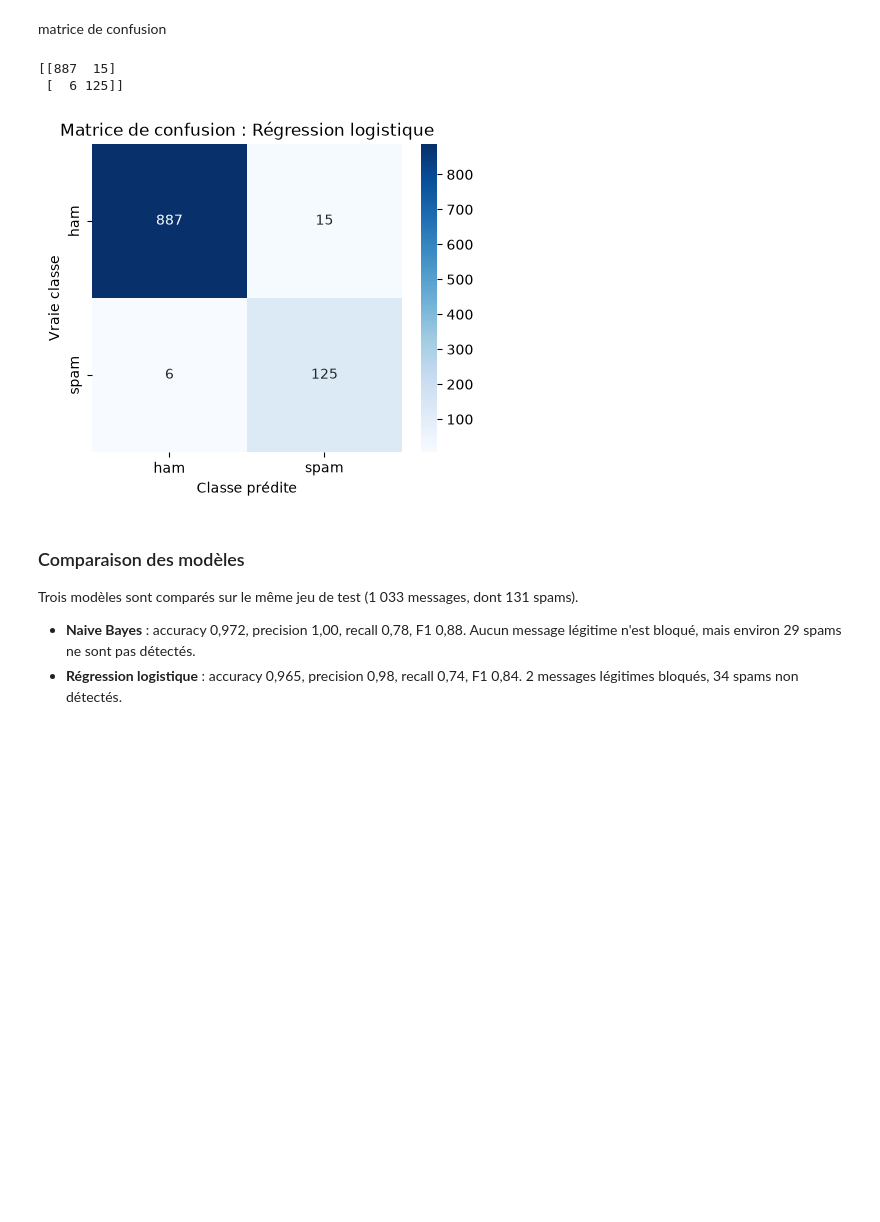
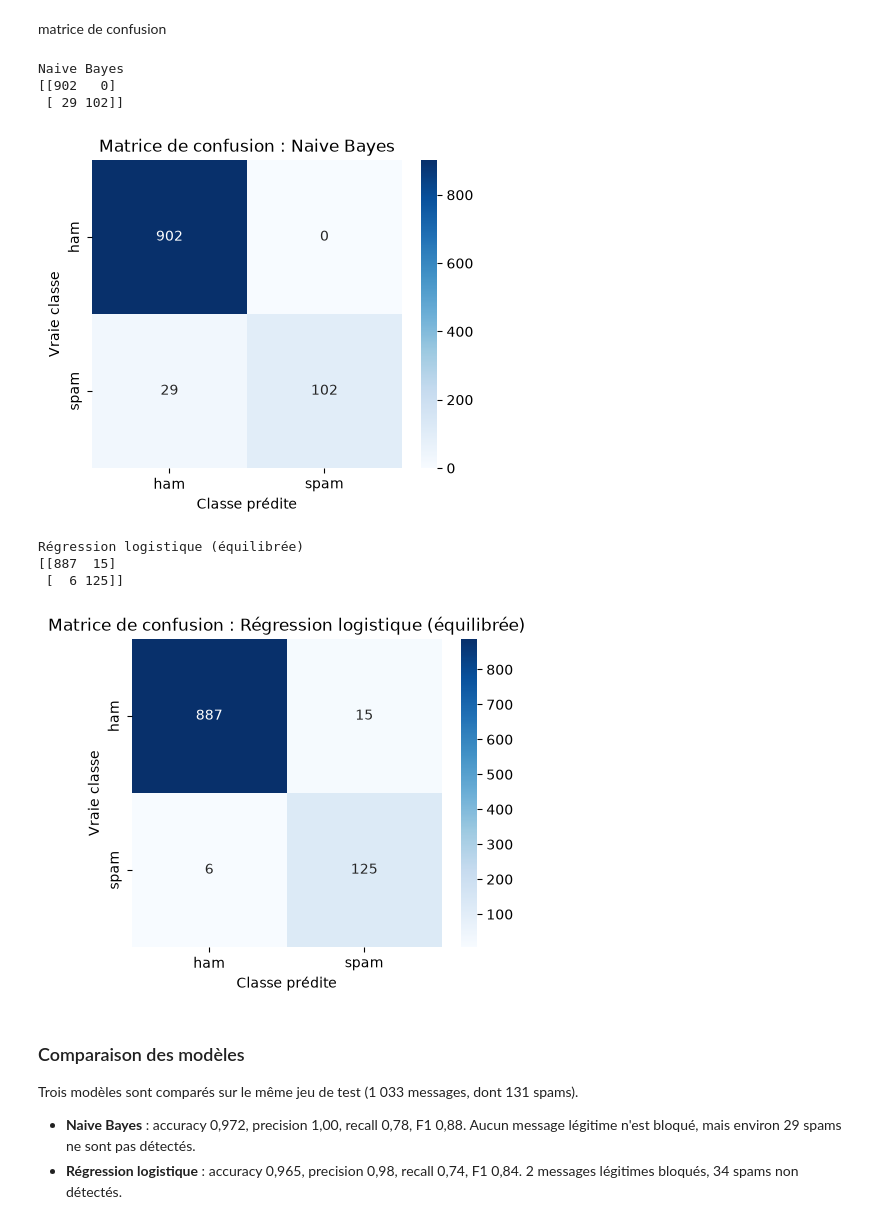
Before and after one commit to mariamnebalbine/OIBSIP, a Jupyter notebook: DataScience-Task3-SpamDetection/spam.ipynb, the cells around one changed output. Cells and saved outputs as stored; diff of their text form; code cells hidden in the pictures; blank space fills up the shorter version.

```diff
--- a/DataScience-Task3-SpamDetection/spam.ipynb
+++ b/DataScience-Task3-SpamDetection/spam.ipynb
@@ -334,21 +334,33 @@ weighted avg       0.98      0.98      0.98      1033
 # %% [markdown]
 matrice de confusion
 # %%
-cm_lr = confusion_matrix(y_test, y_pred_lr, labels=["ham", "spam"])
-print(cm_lr)
+modeles = [
+    ("Naive Bayes", y_pred_nb, "images/confusion_nb.png"),
+    ("Régression logistique (équilibrée)", y_pred_lr, "images/confusion_lr.png"),
+]
 
-plt.figure(figsize=(5, 4))
-sns.heatmap(cm_lr, annot=True, fmt="d", cmap="Blues",
-            xticklabels=["ham", "spam"], yticklabels=["ham", "spam"])
-plt.title("Matrice de confusion : Régression logistique")
-plt.xlabel("Classe prédite")
-plt.ylabel("Vraie classe")
-plt.savefig("images/confusion_lr.png", dpi=150, bbox_inches="tight")
-plt.show()
+for titre, y_pred, chemin in modeles:
+    cm = confusion_matrix(y_test, y_pred, labels=["ham", "spam"])
+    print(titre)
+    print(cm, "\n")
+
+    plt.figure(figsize=(5, 4))
+    sns.heatmap(cm, annot=True, fmt="d", cmap="Blues",
+                xticklabels=["ham", "spam"], yticklabels=["ham", "spam"])
+    plt.title(f"Matrice de confusion : {titre}")
+    plt.xlabel("Classe prédite")
+    plt.ylabel("Vraie classe")
+    plt.savefig(chemin, dpi=150, bbox_inches="tight")
+    plt.show()
 # %% [output]
-[[887  15]
- [  6 125]]
+Naive Bayes
+[[902   0]
+ [ 29 102]]
-[figure, old version]
+[figure, new version]
+Régression logistique (équilibrée)
+[[887  15]
+ [  6 125]]
+[figure, added]
 # %% [markdown]
 ### Comparaison des modèles
 
```
Also changed, not shown: parts of 3 cells of this notebook.
